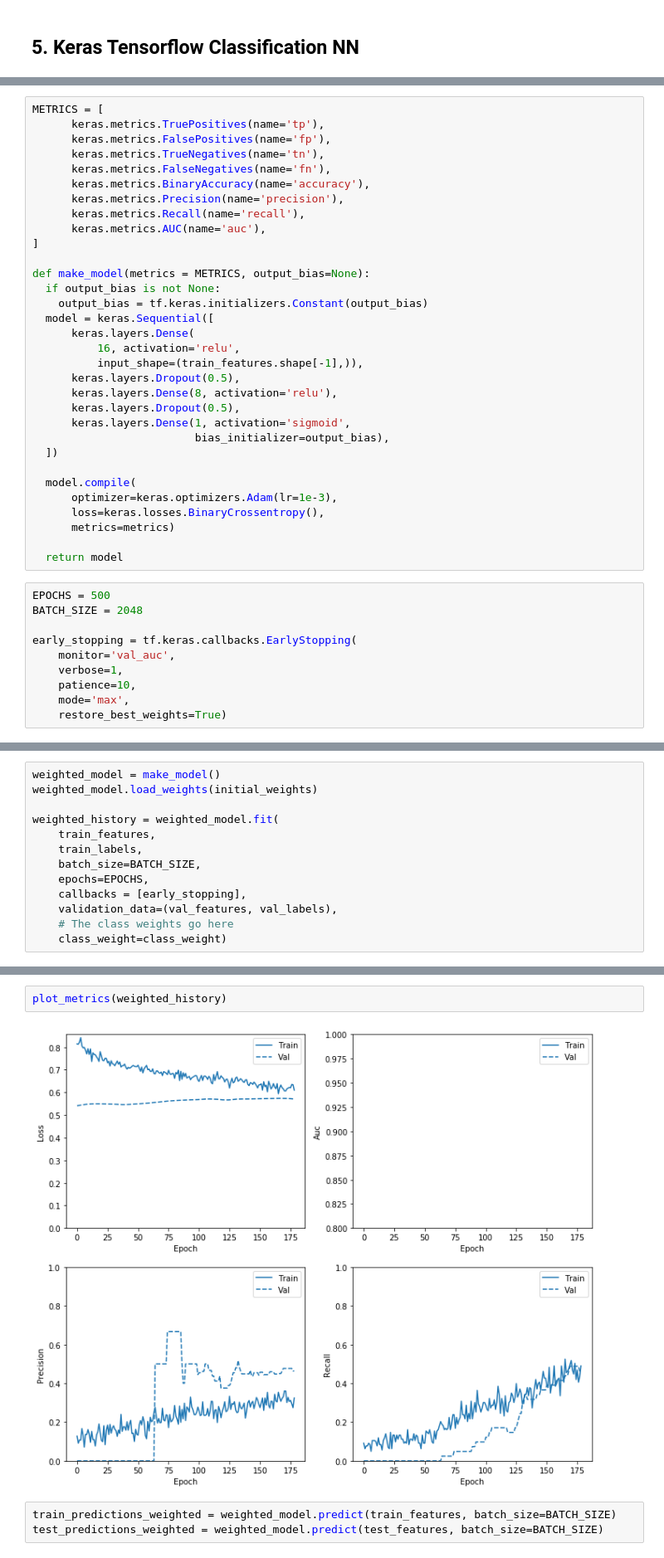
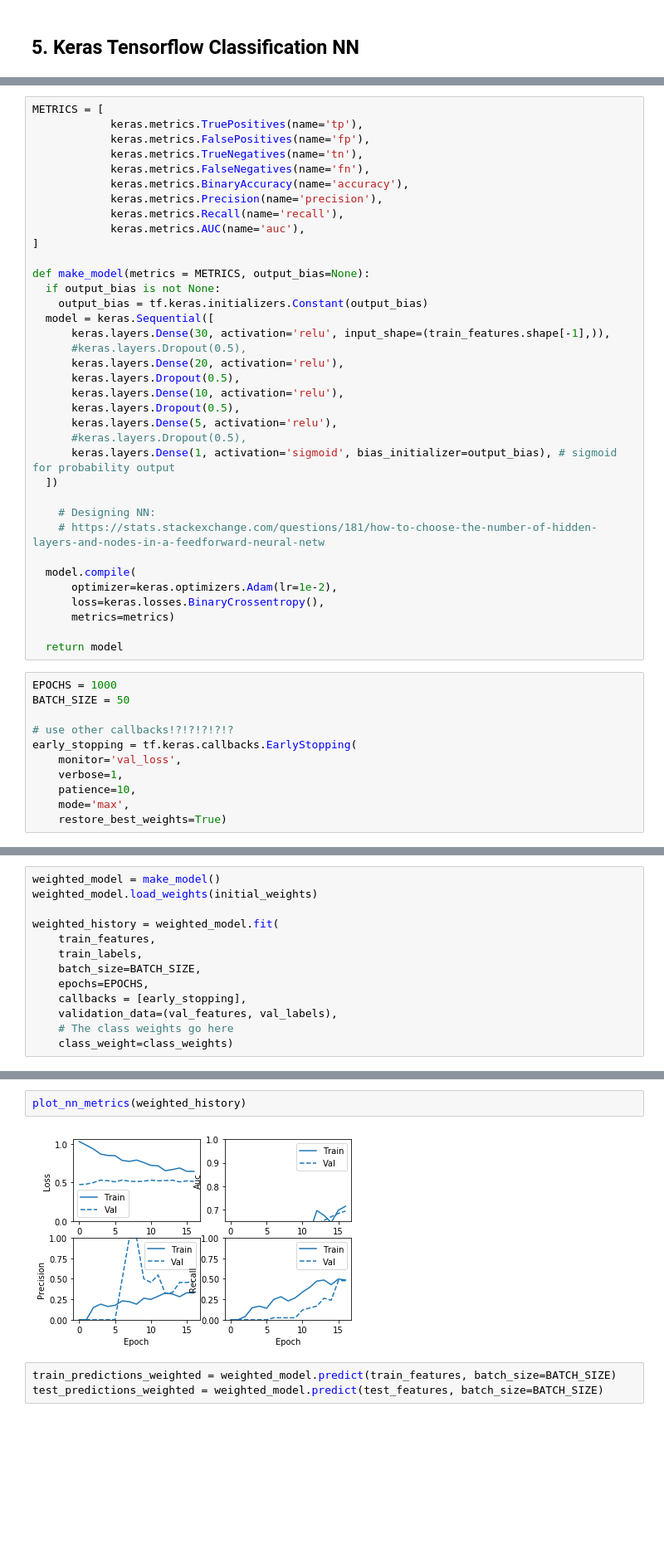
Before and after one commit to HenrikPereira/EDSBproject, a Jupyter notebook: Scripts/Data_models.ipynb, the cells around one changed output, grey strips where cells are left out. Shown: that part at 83% size. Drawn from its saved outputs; the diff is of its cells as text; blank space fills up the shorter version.

```diff
--- a/Scripts/Data_models.ipynb
+++ b/Scripts/Data_models.ipynb
@@ -430,41 +443,46 @@ _ = plt.suptitle("Negative distribution")
 # %%
 METRICS = [
-      keras.metrics.TruePositives(name='tp'),
-      keras.metrics.FalsePositives(name='fp'),
-      keras.metrics.TrueNegatives(name='tn'),
-      keras.metrics.FalseNegatives(name='fn'),
-      keras.metrics.BinaryAccuracy(name='accuracy'),
-      keras.metrics.Precision(name='precision'),
-      keras.metrics.Recall(name='recall'),
-      keras.metrics.AUC(name='auc'),
+            keras.metrics.TruePositives(name='tp'),
+            keras.metrics.FalsePositives(name='fp'),
+            keras.metrics.TrueNegatives(name='tn'),
+            keras.metrics.FalseNegatives(name='fn'),
+            keras.metrics.BinaryAccuracy(name='accuracy'),
+            keras.metrics.Precision(name='precision'),
+            keras.metrics.Recall(name='recall'),
+            keras.metrics.AUC(name='auc'),
 ]
 
 def make_model(metrics = METRICS, output_bias=None):
   if output_bias is not None:
     output_bias = tf.keras.initializers.Constant(output_bias)
   model = keras.Sequential([
-      keras.layers.Dense(
-          16, activation='relu',
-          input_shape=(train_features.shape[-1],)),
+      keras.layers.Dense(30, activation='relu', input_shape=(train_features.shape[-1],)),
+      #keras.layers.Dropout(0.5),
+      keras.layers.Dense(20, activation='relu'),
       keras.layers.Dropout(0.5),
-      keras.layers.Dense(8, activation='relu'),
+      keras.layers.Dense(10, activation='relu'),
       keras.layers.Dropout(0.5),
-      keras.layers.Dense(1, activation='sigmoid',
-                         bias_initializer=output_bias),
+      keras.layers.Dense(5, activation='relu'),
+      #keras.layers.Dropout(0.5),
+      keras.layers.Dense(1, activation='sigmoid', bias_initializer=output_bias), # sigmoid for probability output
   ])
 
+    # Designing NN:
+    # https://stats.stackexchange.com/questions/181/how-to-choose-the-number-of-hidden-layers-and-nodes-in-a-feedforward-neural-netw
+
   model.compile(
-      optimizer=keras.optimizers.Adam(lr=1e-3),
+      optimizer=keras.optimizers.Adam(lr=1e-2),
       loss=keras.losses.BinaryCrossentropy(),
       metrics=metrics)
 
   return model
 # %%
-EPOCHS = 500
-BATCH_SIZE = 2048
+EPOCHS = 1000
+BATCH_SIZE = 50
 
+# use other callbacks!?!?!?!?!?
 early_stopping = tf.keras.callbacks.EarlyStopping(
-    monitor='val_auc',
+    monitor='val_loss',
     verbose=1,
     patience=10,
     mode='max',
@@ -664,6 +584,6 @@ weighted_history = weighted_model.fit(
     callbacks = [early_stopping],
     validation_data=(val_features, val_labels),
     # The class weights go here
-    class_weight=class_weight)
+    class_weight=class_weights)
 # %% [output]
 Train on 940 samples, validate on 236 samples
@@ -686,7 +606,7 @@ Epoch 00179: early stopping
 # %%
-plot_metrics(weighted_history)
+plot_nn_metrics(weighted_history)
 # %% [output]
-[figure, old version]
+[figure, new version]
 # %%
 train_predictions_weighted = weighted_model.predict(train_features, batch_size=BATCH_SIZE)
 test_predictions_weighted = weighted_model.predict(test_features, batch_size=BATCH_SIZE)
```
Also changed, not shown: parts of 95 cells of this notebook, 1 other file.
